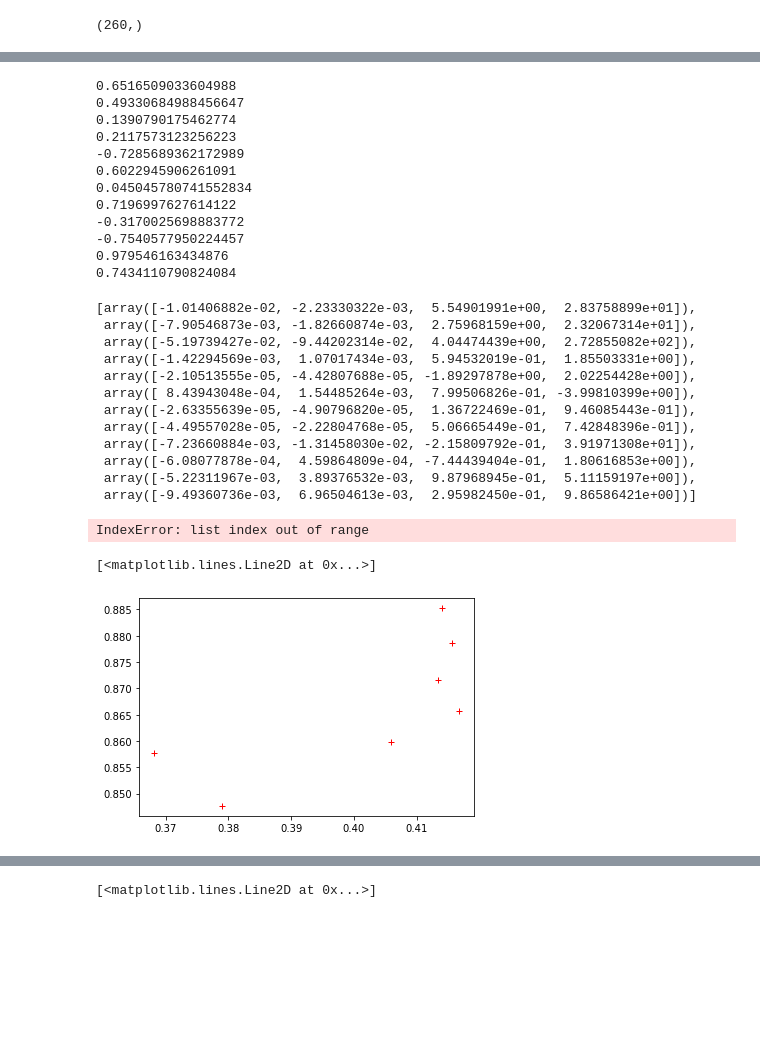
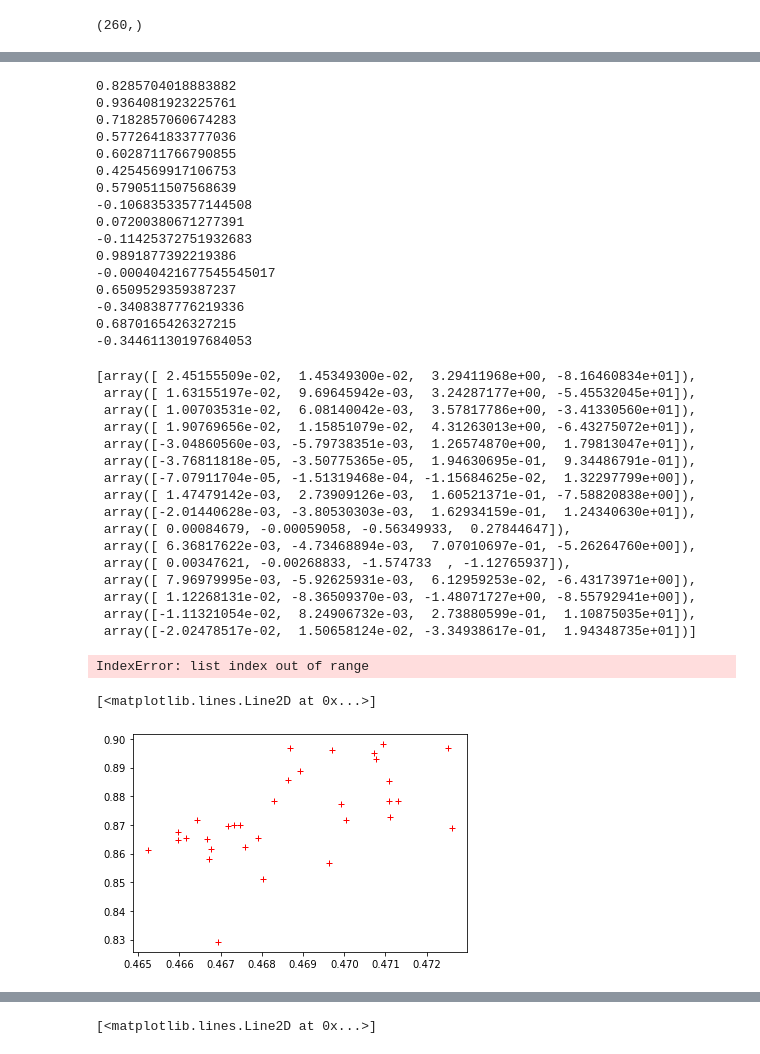
Before and after one commit to IExistSometimes/TIFF-An-y, a Jupyter notebook: Mapper.ipynb, the cells around one changed output, grey strips where cells are left out. Saved outputs shown, nothing was run; the diff lists cells and outputs as text; code cells hidden in the pictures; blank space fills up the shorter version.

```diff
--- a/Mapper.ipynb
+++ b/Mapper.ipynb
@@ -93,7 +93,8 @@ image_calibration_points = np.array([(7085+20,8335+133),(1275+20,625+133),(3675+
 image_end_points = np.array([(3022+20,476+133), (2763, 1117), (7085+20,8335+133),(1275+20,625+133),(3675+20,870+133),(775+20,2485+133)])
 profile_start_numbers = np.array([0,60,160])
 
-calibrated_end_points = np.array([[2884.0, 560.0],[2756.0, 1100.0],[7145.0, 8421.0],[1473.0, 736.0], [3495.0, 979.0],[849.0, 2438.0]]) #Recorded with play = 200
+#calibrated_end_points = np.array([[2884.0, 560.0],[2756.0, 1100.0],[7145.0, 8421.0],[1473.0, 736.0], [3495.0, 979.0],[849.0, 2438.0]]) #Recorded with play = 200
+calibrated_end_points = np.array([[2959.0, 581.0],[2661.0, 1074.0],[7138.0, 8373.0],[1475.0, 758.0],[3724.0, 1094.0],[966.0, 2541.0]]) #Play = 200, John1, long wavelength removed
 do_all_profiles = np.array([0,1,2])
 # %%
 image_end_points - calibrated_end_points
@@ -143,7 +144,7 @@ for i in range(len(stage_calibration_points)):
     image_cal_points_for_opt.append(image_calibration_points[i][0])
     image_cal_points_for_opt.append(image_calibration_points[i][1])
 # %%
-image = np.array(plt.imread('geo_mean_fixed.png'))
+image = np.array(plt.imread('geo_mean_fixed_rerun_lwremoved.png'))
 
 probe_x_list = probe_data.iloc[:,9]
 #print(probe_x_list[0]) #for checking that the right column was selected
@@ -413,7 +420,7 @@ for i in range(len(probe_points_placed)):
 
 clean_list_entries = []
 for i in range(len(probe_points_placed)):
-    if intensity_list[i] >70/256 and intensity_list[i] <250/256 and anorthite_list[i]>0.6 and anorthite_list[i]<1.0:
+    if intensity_list[i] >10/256 and intensity_list[i] <250/256 and anorthite_list[i]>0.6 and anorthite_list[i]<1.0:
         clean_list_entries.append(i)
 
 #xlim=[0.3,0.6], ylim=[0.8,0.9]
@@ -458,18 +481,22 @@ for i in range(len(clean_set_populated_tiles)):
 
     print(np.corrcoef(clean_set_populated_tiles[i][:,0], clean_set_populated_tiles[i][:,1])[0,1])
 # %% [output]
-0.6516509033604988
-0.49330684988456647
-0.1390790175462774
-0.2117573123256223
--0.7285689362172989
-0.6022945906261091
-0.045045780741552834
-0.7196997627614122
--0.3170025698883772
--0.7540577950224457
-0.979546163434876
-0.7434110790824084
+0.8285704018883882
+0.9364081923225761
+0.7182857060674283
+0.5772641833777036
+0.6028711766790855
+0.4254569917106753
+0.5790511507568639
+-0.10683533577144508
+0.07200380671277391
+-0.11425372751932683
+0.9891877392219386
+-0.00040421677545545017
+0.6509529359387237
+-0.3408387776219336
+0.6870165426327215
+-0.34461130197684053
 # %%
 tilewise_anint_params = []
 tilewise_predicted_ans = []
@@ -482,20 +509,24 @@ for i in range(len(clean_set_populated_tiles)):
     tilewise_predicted_ans.append(np.array(predictions))
     tilewise_anint_params.append(np.append(tile_model.coef_,tile_model.intercept_))
 # %%
-#tilewise_anint_params
+tilewise_anint_params
 # %% [output]
-[array([-1.01406882e-02, -2.23330322e-03,  5.54901991e+00,  2.83758899e+01]),
- array([-7.90546873e-03, -1.82660874e-03,  2.75968159e+00,  2.32067314e+01]),
- array([-5.19739427e-02, -9.44202314e-02,  4.04474439e+00,  2.72855082e+02]),
- array([-1.42294569e-03,  1.07017434e-03,  5.94532019e-01,  1.85503331e+00]),
- array([-2.10513555e-05, -4.42807688e-05, -1.89297878e+00,  2.02254428e+00]),
- array([ 8.43943048e-04,  1.54485264e-03,  7.99506826e-01, -3.99810399e+00]),
- array([-2.63355639e-05, -4.90796820e-05,  1.36722469e-01,  9.46085443e-01]),
- array([-4.49557028e-05, -2.22804768e-05,  5.06665449e-01,  7.42848396e-01]),
- array([-7.23660884e-03, -1.31458030e-02, -2.15809792e-01,  3.91971308e+01]),
- array([-6.08077878e-04,  4.59864809e-04, -7.44439404e-01,  1.80616853e+00]),
- array([-5.22311967e-03,  3.89376532e-03,  9.87968945e-01,  5.11159197e+00]),
- array([-9.49360736e-03,  6.96504613e-03,  2.95982450e-01,  9.86586421e+00])]
+[array([ 2.45155509e-02,  1.45349300e-02,  3.29411968e+00, -8.16460834e+01]),
+ array([ 1.63155197e-02,  9.69645942e-03,  3.24287177e+00, -5.45532045e+01]),
+ array([ 1.00703531e-02,  6.08140042e-03,  3.57817786e+00, -3.41330560e+01]),
+ array([ 1.90769656e-02,  1.15851079e-02,  4.31263013e+00, -6.43275072e+01]),
+ array([-3.04860560e-03, -5.79738351e-03,  1.26574870e+00,  1.79813047e+01]),
+ array([-3.76811818e-05, -3.50775365e-05,  1.94630695e-01,  9.34486791e-01]),
+ array([-7.07911704e-05, -1.51319468e-04, -1.15684625e-02,  1.32297799e+00]),
+ array([ 1.47479142e-03,  2.73909126e-03,  1.60521371e-01, -7.58820838e+00]),
+ array([-2.01440628e-03, -3.80530303e-03,  1.62934159e-01,  1.24340630e+01]),
+ array([ 0.00084679, -0.00059058, -0.56349933,  0.27844647]),
+ array([ 6.36817622e-03, -4.73468894e-03,  7.07010697e-01, -5.26264760e+00]),
+ array([ 0.00347621, -0.00268833, -1.574733  , -1.12765937]),
+ array([ 7.96979995e-03, -5.92625931e-03,  6.12959253e-02, -6.43173971e+00]),
+ array([ 1.12268131e-02, -8.36509370e-03, -1.48071727e+00, -8.55792941e+00]),
+ array([-1.11321054e-02,  8.24906732e-03,  2.73880599e-01,  1.10875035e+01]),
+ array([-2.02478517e-02,  1.50658124e-02, -3.34938617e-01,  1.94348735e+01])]
 # %%
 tile_to_see = 12
 print(clean_set_populated_tiles[tile_to_see])
@@ -514,9 +545,9 @@ for i in range(len(clean_set_populated_tiles[tile_to_see][:,0])):
 # %% [output]
 IndexError: list index out of range
 # %%
-x = np.linspace(0.6, 1, 20)
-tile_to_see = 11
+x = np.linspace(0.75, 0.91, 20)
+tile_to_see = 3
 plt.plot(clean_set_populated_tiles[tile_to_see][:,0], clean_set_populated_tiles[tile_to_see][:,1], 'r+')
 # %% [output]
 [<matplotlib.lines.Line2D at 0x...>]
-[figure, old version]
+[figure, new version]
```
Also changed, not shown: parts of 28 cells of this notebook, 4 other files.
